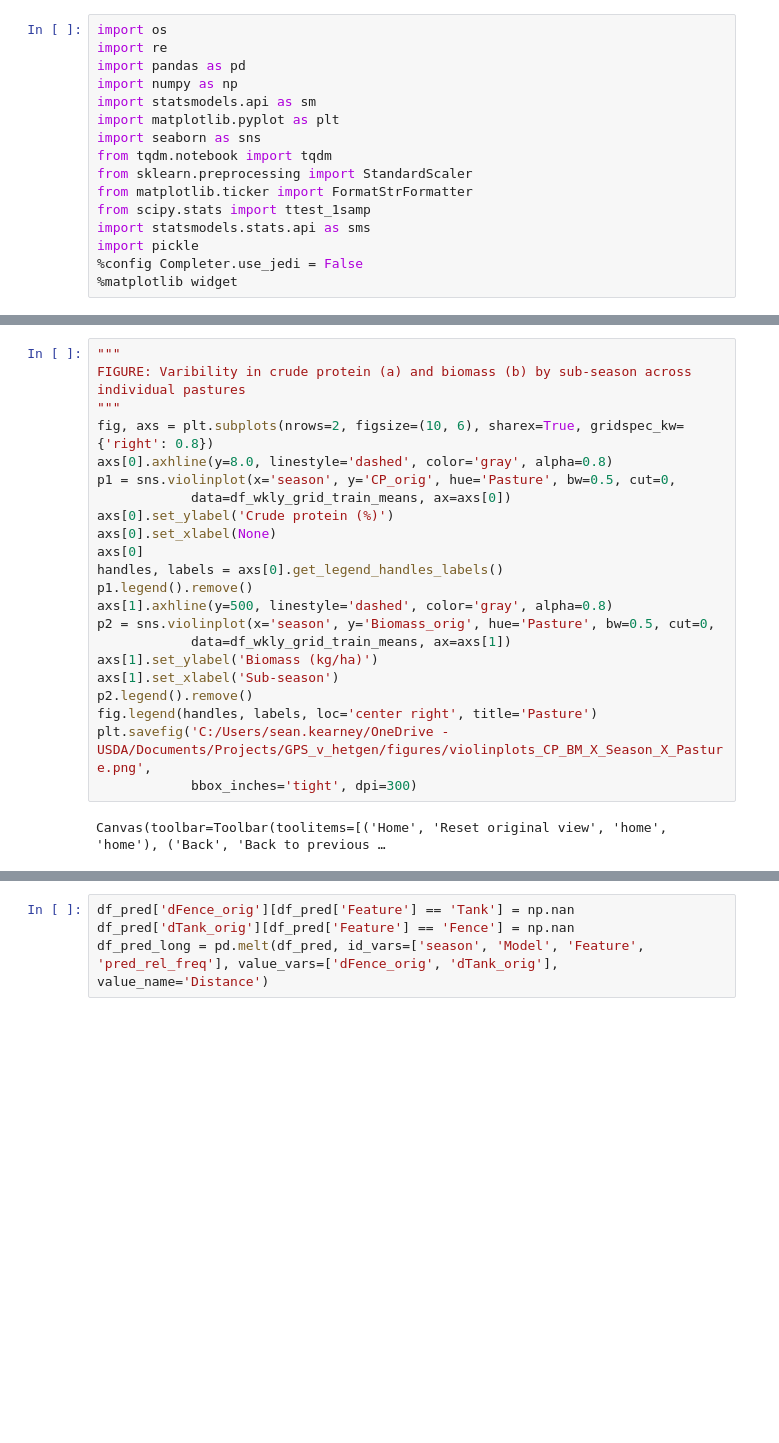
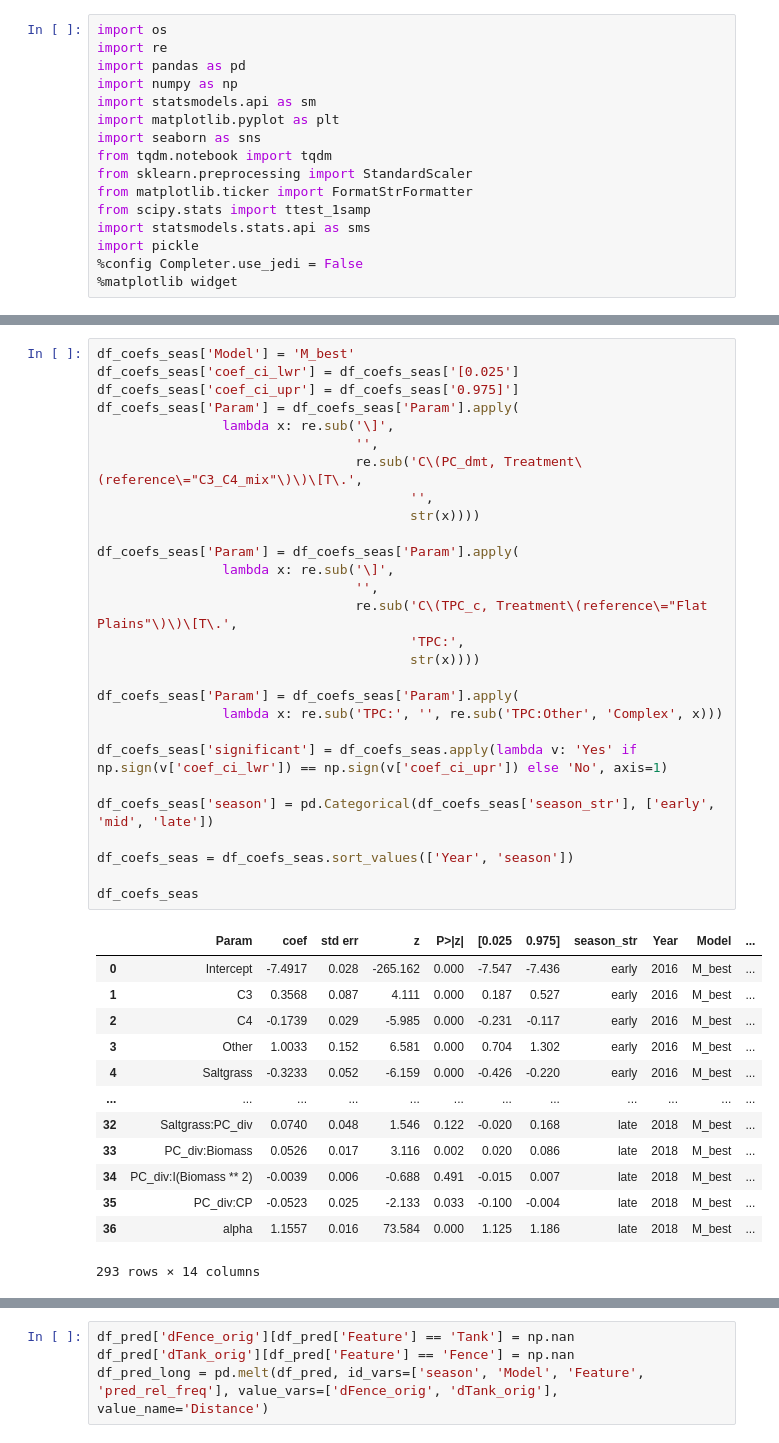
Before and after one commit to kearney-sp/lotek_processing, a Jupyter notebook: analyze_grazing_intensity_models.ipynb, the cells around one changed output, grey strips where cells are left out. Saved outputs shown, nothing was run; the diff lists cells and outputs as text; blank space fills up the shorter version.

```diff
--- a/analyze_grazing_intensity_models.ipynb
+++ b/analyze_grazing_intensity_models.ipynb
@@ -343,24 +307,42 @@ df_mbest_coefs_late.to_csv(os.path.join(outDIR_tables, 'M_best_coefs_late.csv'))
-# %%
-"""
-FIGURE: Varibility in crude protein (a) and biomass (b) by sub-season across individual pastures
-"""
-fig, axs = plt.subplots(nrows=2, figsize=(10, 6), sharex=True, gridspec_kw={'right': 0.8})
-axs[0].axhline(y=8.0, linestyle='dashed', color='gray', alpha=0.8)
-p1 = sns.violinplot(x='season', y='CP_orig', hue='Pasture', bw=0.5, cut=0,
-            data=df_wkly_grid_train_means, ax=axs[0])
-axs[0].set_ylabel('Crude protein (%)')
-axs[0].set_xlabel(None)
-axs[0]
-handles, labels = axs[0].get_legend_handles_labels()
-p1.legend().remove()
-axs[1].axhline(y=500, linestyle='dashed', color='gray', alpha=0.8)
-p2 = sns.violinplot(x='season', y='Biomass_orig', hue='Pasture', bw=0.5, cut=0,
-            data=df_wkly_grid_train_means, ax=axs[1])
-axs[1].set_ylabel('Biomass (kg/ha)')
-axs[1].set_xlabel('Sub-season')
-p2.legend().remove()
-fig.legend(handles, labels, loc='center right', title='Pasture')
-plt.savefig('C:/Users/sean.kearney/OneDrive - USDA/Documents/Projects/GPS_v_hetgen/figures/violinplots_CP_BM_X_Season_X_Pasture.png',
-            bbox_inches='tight', dpi=300)
-# %% [output]
-Canvas(toolbar=Toolbar(toolitems=[('Home', 'Reset original view', 'home', 'home'), ('Back', 'Back to previous …
+# %%
+df_coefs_seas['Model'] = 'M_best'
+df_coefs_seas['coef_ci_lwr'] = df_coefs_seas['[0.025']
+df_coefs_seas['coef_ci_upr'] = df_coefs_seas['0.975]']
+df_coefs_seas['Param'] = df_coefs_seas['Param'].apply(
+                lambda x: re.sub('\]',
+                                 '',
+                                 re.sub('C\(PC_dmt, Treatment\(reference\="C3_C4_mix"\)\)\[T\.',
+                                        '',
+                                        str(x))))
+
+df_coefs_seas['Param'] = df_coefs_seas['Param'].apply(
+                lambda x: re.sub('\]',
+                                 '',
+                                 re.sub('C\(TPC_c, Treatment\(reference\="Flat Plains"\)\)\[T\.',
+                                        'TPC:',
+                                        str(x))))
+
+df_coefs_seas['Param'] = df_coefs_seas['Param'].apply(
+                lambda x: re.sub('TPC:', '', re.sub('TPC:Other', 'Complex', x)))
+
+df_coefs_seas['significant'] = df_coefs_seas.apply(lambda v: 'Yes' if np.sign(v['coef_ci_lwr']) == np.sign(v['coef_ci_upr']) else 'No', axis=1)
+
+df_coefs_seas['season'] = pd.Categorical(df_coefs_seas['season_str'], ['early', 'mid', 'late'])
+
+df_coefs_seas = df_coefs_seas.sort_values(['Year', 'season'])
+
+df_coefs_seas
+# %% [output]
+|  | Param | coef | std err | z | P>|z| | [0.025 | 0.975] | season_str | Year | Model | ... |
+| 0 | Intercept | -7.4917 | 0.028 | -265.162 | 0.000 | -7.547 | -7.436 | early | 2016 | M_best | ... |
+| 1 | C3 | 0.3568 | 0.087 | 4.111 | 0.000 | 0.187 | 0.527 | early | 2016 | M_best | ... |
+| 2 | C4 | -0.1739 | 0.029 | -5.985 | 0.000 | -0.231 | -0.117 | early | 2016 | M_best | ... |
+| 3 | Other | 1.0033 | 0.152 | 6.581 | 0.000 | 0.704 | 1.302 | early | 2016 | M_best | ... |
+| 4 | Saltgrass | -0.3233 | 0.052 | -6.159 | 0.000 | -0.426 | -0.220 | early | 2016 | M_best | ... |
+| ... | ... | ... | ... | ... | ... | ... | ... | ... | ... | ... | ... |
+| 32 | Saltgrass:PC_div | 0.0740 | 0.048 | 1.546 | 0.122 | -0.020 | 0.168 | late | 2018 | M_best | ... |
+| 33 | PC_div:Biomass | 0.0526 | 0.017 | 3.116 | 0.002 | 0.020 | 0.086 | late | 2018 | M_best | ... |
+| 34 | PC_div:I(Biomass ** 2) | -0.0039 | 0.006 | -0.688 | 0.491 | -0.015 | 0.007 | late | 2018 | M_best | ... |
+| 35 | PC_div:CP | -0.0523 | 0.025 | -2.133 | 0.033 | -0.100 | -0.004 | late | 2018 | M_best | ... |
+| 36 | alpha | 1.1557 | 0.016 | 73.584 | 0.000 | 1.125 | 1.186 | late | 2018 | M_best | ... |
+293 rows × 14 columns
```
Also changed, not shown: parts of 50 cells of this notebook, 13 other files.
